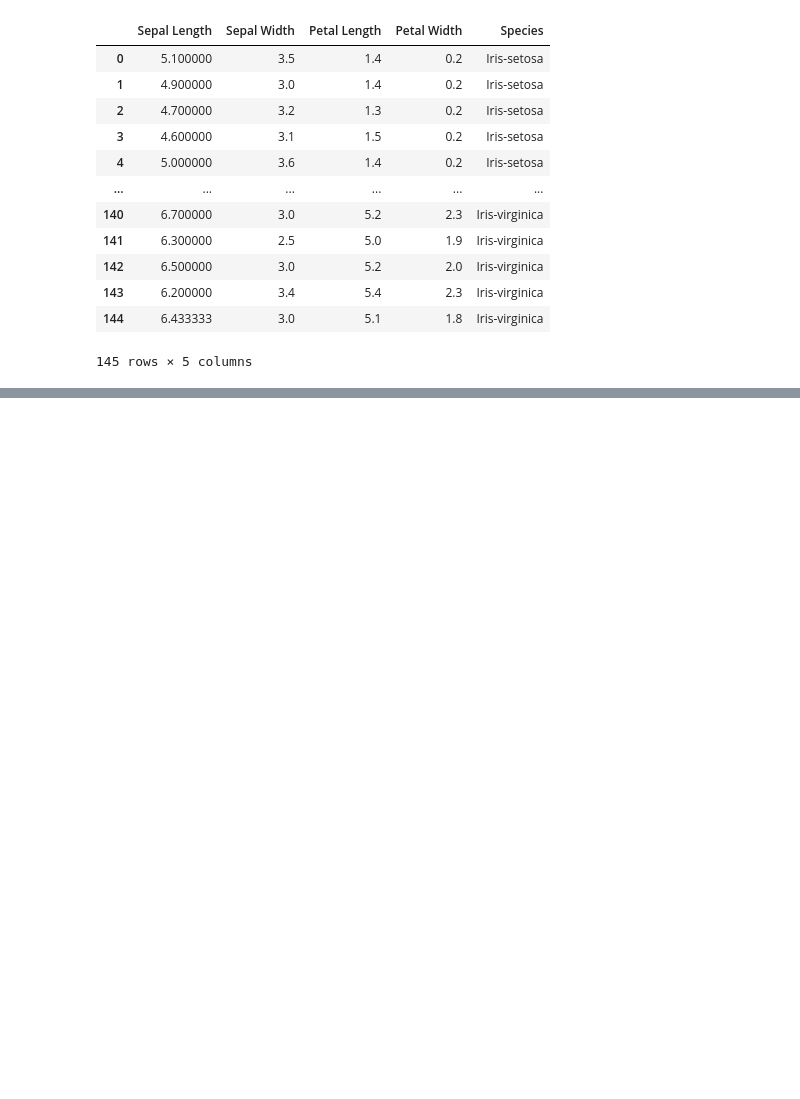
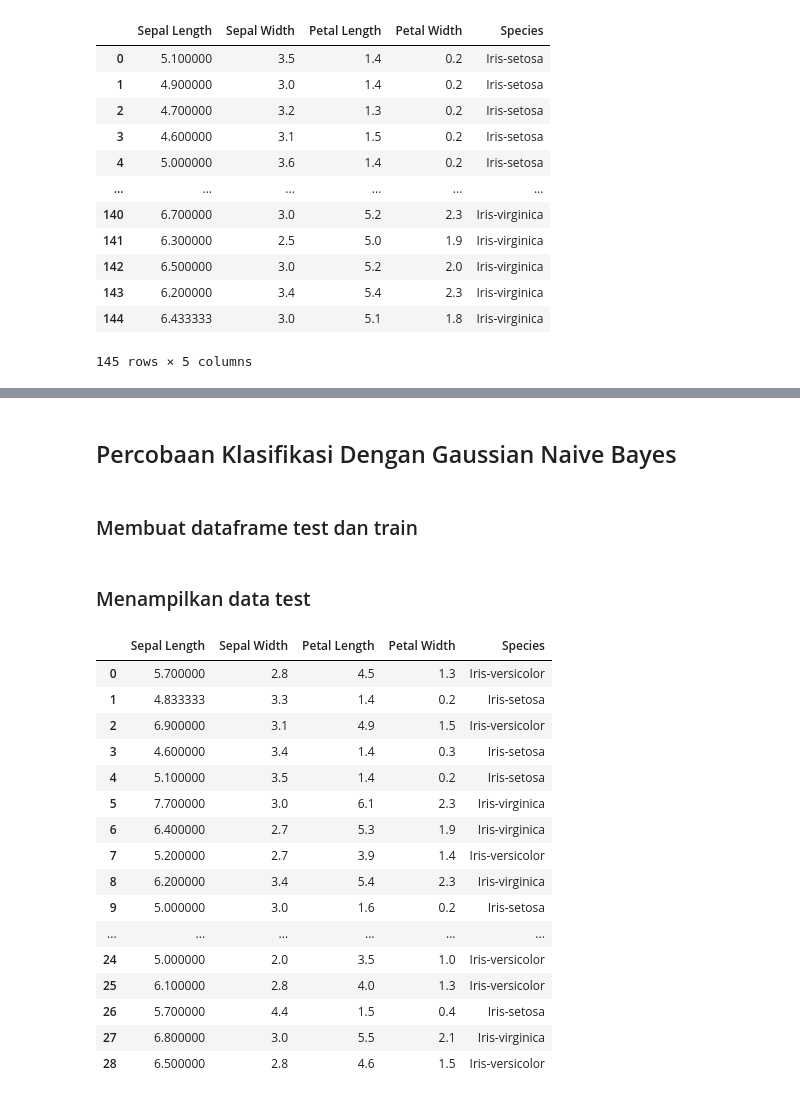
Before and after one commit to wchynto/datamining, a Jupyter notebook: memahami-data.ipynb, the cells around one changed output, grey strips where cells are left out. Cells and saved outputs as stored; diff of their text form; code cells hidden in the pictures; blank space fills up the shorter version.

```diff
--- a/memahami-data.ipynb
+++ b/memahami-data.ipynb
@@ -431,0 +554,4 @@ Konsep Local Outlier Factor
+# %% [markdown]
+## Percobaan Klasifikasi Dengan Gaussian Naive Bayes
+# %% [markdown]
+### Membuat dataframe test dan train
@@ -431,0 +573,24 @@ Konsep Local Outlier Factor
+# %% [markdown]
+### Menampilkan data test
+# %%
+iris_test = pd.read_csv('Iris_test.csv')
+
+iris_test
+# %% [output]
+|  | Sepal Length | Sepal Width | Petal Length | Petal Width | Species |
+| 0 | 5.700000 | 2.8 | 4.5 | 1.3 | Iris-versicolor |
+| 1 | 4.833333 | 3.3 | 1.4 | 0.2 | Iris-setosa |
+| 2 | 6.900000 | 3.1 | 4.9 | 1.5 | Iris-versicolor |
+| 3 | 4.600000 | 3.4 | 1.4 | 0.3 | Iris-setosa |
+| 4 | 5.100000 | 3.5 | 1.4 | 0.2 | Iris-setosa |
+| 5 | 7.700000 | 3.0 | 6.1 | 2.3 | Iris-virginica |
+| 6 | 6.400000 | 2.7 | 5.3 | 1.9 | Iris-virginica |
+| 7 | 5.200000 | 2.7 | 3.9 | 1.4 | Iris-versicolor |
+| 8 | 6.200000 | 3.4 | 5.4 | 2.3 | Iris-virginica |
+| 9 | 5.000000 | 3.0 | 1.6 | 0.2 | Iris-setosa |
+| ... | ... | ... | ... | ... | ... |
+| 24 | 5.000000 | 2.0 | 3.5 | 1.0 | Iris-versicolor |
+| 25 | 6.100000 | 2.8 | 4.0 | 1.3 | Iris-versicolor |
+| 26 | 5.700000 | 4.4 | 1.5 | 0.4 | Iris-setosa |
+| 27 | 6.800000 | 3.0 | 5.5 | 2.1 | Iris-virginica |
+| 28 | 6.500000 | 2.8 | 4.6 | 1.5 | Iris-versicolor |
```
Also changed, not shown: parts of 55 cells of this notebook.
